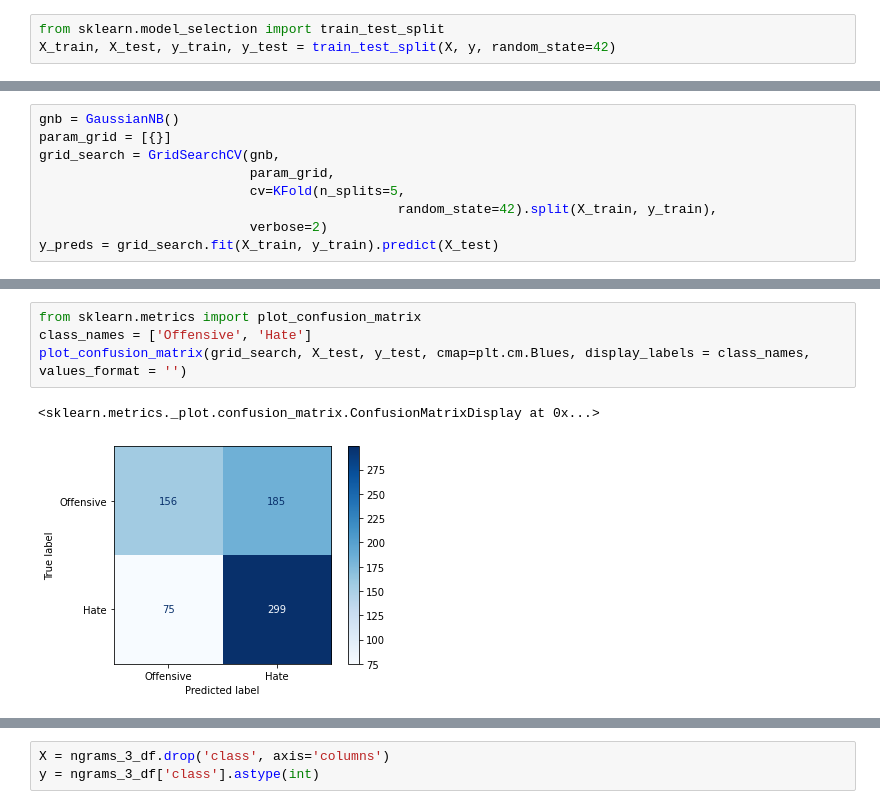
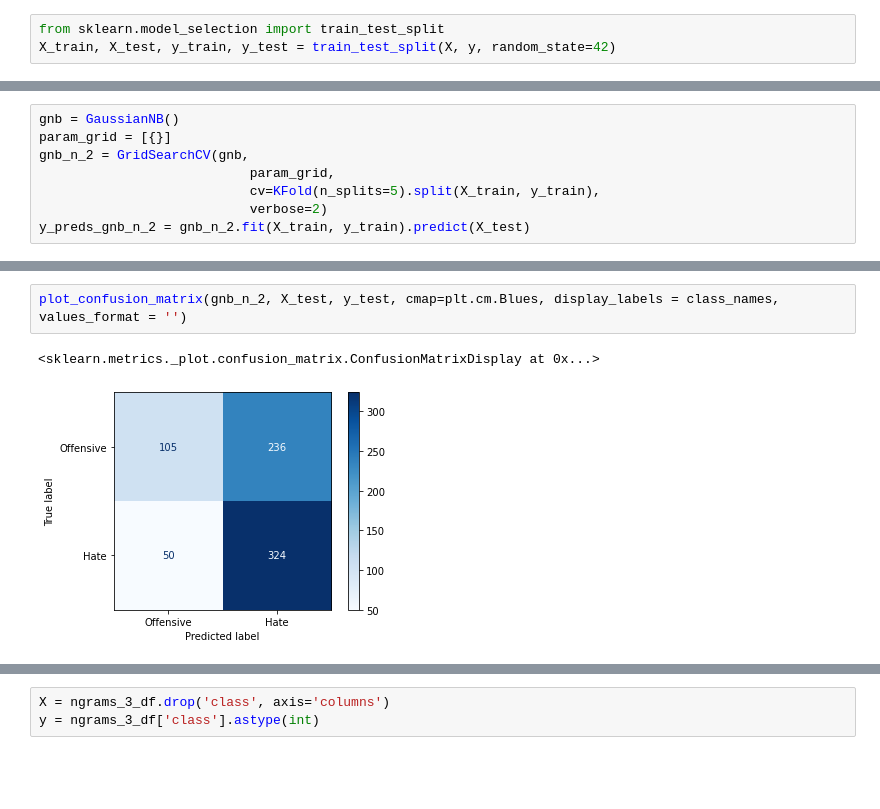
Before and after one commit to sheensta/twitter_hate_speech, a Jupyter notebook: notebooks/feature_selection_colin.ipynb, the cells around one changed output, grey strips where cells are left out. Drawn from its saved outputs; the diff is of its cells as text; blank space fills up the shorter version.

```diff
--- a/notebooks/feature_selection_colin.ipynb
+++ b/notebooks/feature_selection_colin.ipynb
@@ -266,10 +346,9 @@ from sklearn.feature_selection import SelectFromModel
 # %%
 gnb = GaussianNB()
 param_grid = [{}]
-grid_search = GridSearchCV(gnb,
+gnb_n_2 = GridSearchCV(gnb,
                            param_grid,
-                           cv=KFold(n_splits=5,
-                                              random_state=42).split(X_train, y_train),
+                           cv=KFold(n_splits=5).split(X_train, y_train),
                            verbose=2)
-y_preds = grid_search.fit(X_train, y_train).predict(X_test)
+y_preds_gnb_n_2 = gnb_n_2.fit(X_train, y_train).predict(X_test)
 # %% [output]
@@ -290,7 +369,5 @@ Fitting 5 folds for each of 1 candidates, totalling 5 fits
 # %%
-from sklearn.metrics import plot_confusion_matrix
-class_names = ['Offensive', 'Hate']
-plot_confusion_matrix(grid_search, X_test, y_test, cmap=plt.cm.Blues, display_labels = class_names, values_format = '')
+plot_confusion_matrix(gnb_n_2, X_test, y_test, cmap=plt.cm.Blues, display_labels = class_names, values_format = '')
 # %% [output]
 <sklearn.metrics._plot.confusion_matrix.ConfusionMatrixDisplay at 0x...>
-[figure, old version]
+[figure, new version]
```
Also changed, not shown: parts of 73 cells of this notebook, 2 other files.
